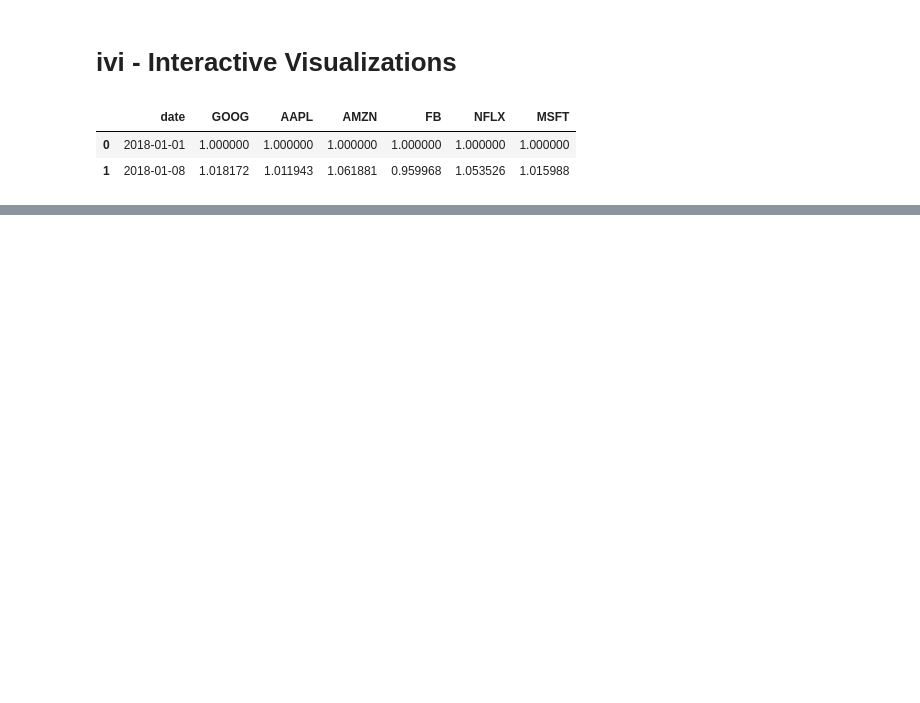
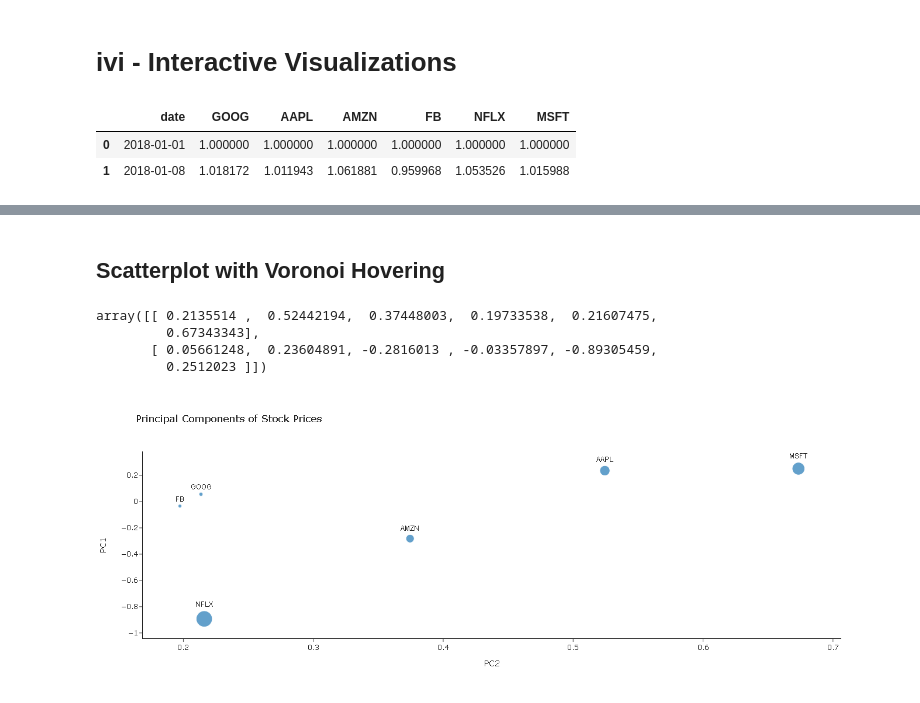
Before and after one commit to SimonStaehli/VisGradientDescent, a Jupyter notebook: ivi.ipynb, the cells around one changed output, grey strips where cells are left out. Cells and saved outputs as stored; diff of their text form; code cells hidden in the pictures; blank space fills up the shorter version.

Commit message:
Quick fixes in layout and voronoi addedd to ivi.ipynb

```diff
--- a/ivi.ipynb
+++ b/ivi.ipynb
@@ -70,0 +69,2 @@ fig.show()
+# %% [markdown]
+## Scatterplot with Voronoi Hovering
@@ -70,0 +73,13 @@ fig.show()
+# %%
+stocks = stocks.set_index('date')
+stocks.index = pd.to_datetime(stocks.index)
+# %%
+# Fitting PCA with 2 Components
+model = PCA(n_components=2)
+model.fit(stocks)
+model.components_
+# %% [output]
+array([[ 0.2135514 ,  0.52442194,  0.37448003,  0.19733538,  0.21607475,
+         0.67343343],
+       [ 0.05661248,  0.23604891, -0.2816013 , -0.03357897, -0.89305459,
+         0.2512023 ]])
@@ -70,0 +88,39 @@ fig.show()
+# %%
+fig = go.Figure(
+        go.Scatter(
+            x=model.components_[0],
+            y=model.components_[1],
+            mode='markers+text',
+            marker=dict(size=30*np.sqrt(model.components_[0]**2+model.components_[1]**2)),
+            text=stocks.columns,
+            textposition='top center',
+            textfont=dict(family="arial",
+                          size=12
+                          )
+    )
+)
+
+fig.update_layout(
+    template='simple_white',
+    title=r'Principal Components of Stock Prices',
+    height=500, width=500,
+    xaxis_title="PC2 ",
+    yaxis_title="PC1",
+)
+
+fig.update_xaxes(showspikes=True,
+                 spikecolor="grey",
+                 spikesnap="data",
+                 spikethickness=1
+                )
+fig.update_yaxes(showspikes=True,
+                 spikecolor="grey",
+                 spikethickness=1
+                )
+fig.update_layout(spikedistance=1000,
+                  hoverdistance=100,
+                  hovermode="closest"
+                 )
+fig.show()
+# %% [output]
+[figure, added]
```
Also changed, not shown: parts of 6 cells of this notebook, 1 other file.
